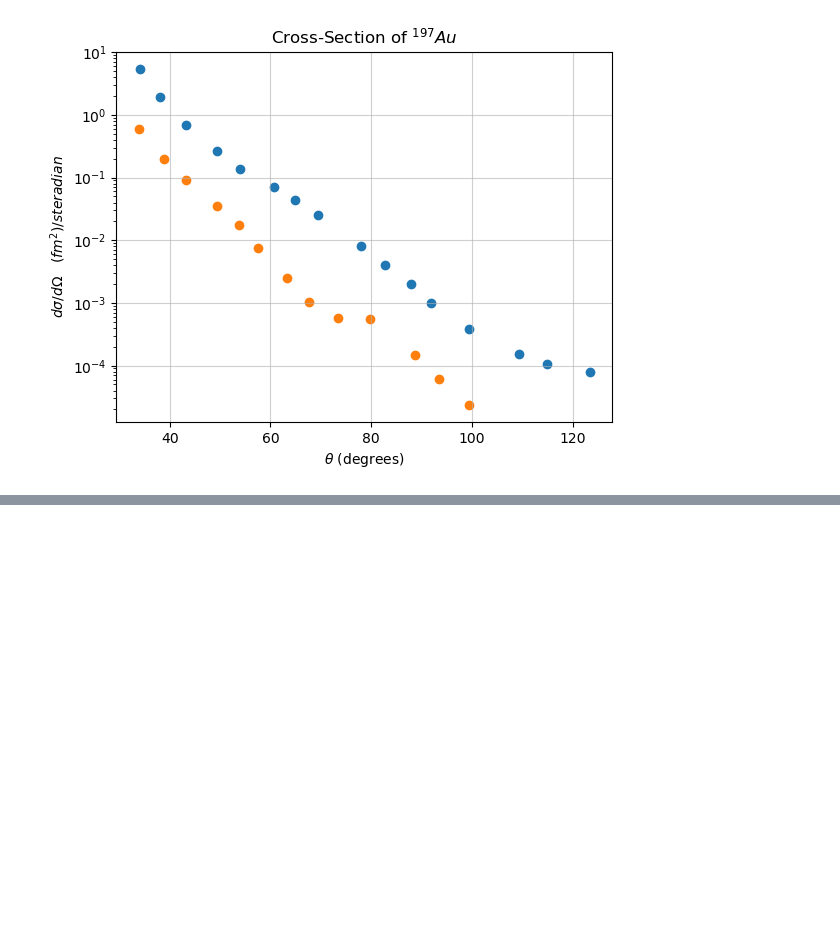
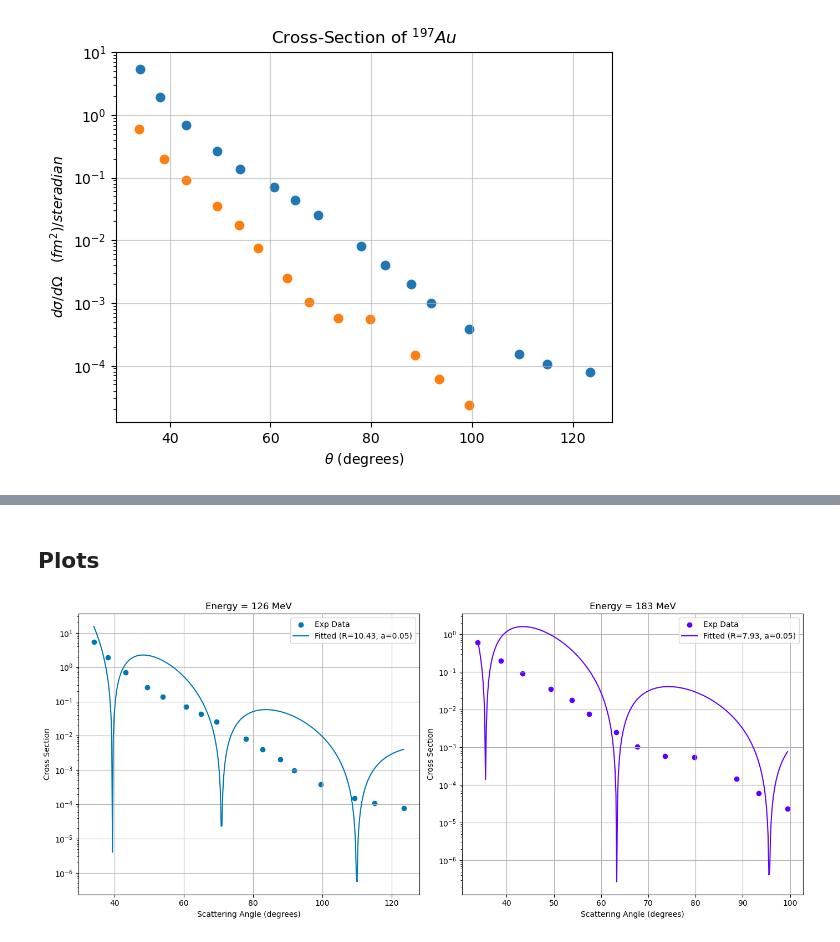
Before and after one commit to Burpsploit/Computational_NuclearPhysics, a Jupyter notebook: Electron_scattering/electron_scattering.ipynb, the cells around one changed output, grey strips where cells are left out. Saved outputs shown, nothing was run; the diff lists cells and outputs as text; code cells hidden in the pictures; blank space fills up the shorter version.

```diff
--- a/Electron_scattering/electron_scattering.ipynb
+++ b/Electron_scattering/electron_scattering.ipynb
@@ -304,0 +259,8 @@ print(f" R2: {round(r22,4)} \n mean_squared_error: {round(mse2,4)}")
+# %%
+exp_data = pd.read_csv("cross_section_data.csv")
+theta_exp_deg = exp_data['deg'].values
+theta_exp_rad = np.radians(theta_exp_deg)
+cs_exp = exp_data['cs'].values
+# %%
+theta_tensor = torch.tensor(theta_exp_rad, dtype=torch.float32)
+cs_exp_tensor = torch.tensor(cs_exp, dtype=torch.float32)
@@ -304,0 +330,37 @@ print(f" R2: {round(r22,4)} \n mean_squared_error: {round(mse2,4)}")
+# %% [markdown]
+## Plots
+# %%
+colors = {126: "#0076B2FF", 183: '#5e00ff'}
+fig, axs = plt.subplots(1, len(energy_values), figsize=(14, 6))
+for i, E in enumerate(energy_values):
+    theta_exp_deg = data_by_E[E][0]
+    cs_exp = data_by_E[E][1]
+
+    theta_smooth_deg = np.linspace(min(theta_exp_deg), max(theta_exp_deg), 400)
+    theta_smooth_rad = np.radians(theta_smooth_deg)
+    R_opt = results[E]['R']
+    a_opt = results[E]['a']
+    # Calculate smooth fitted curve
+    fitted_cs_smooth = [
+        calculate_cs_torch(
+            torch.tensor([R_opt], dtype=torch.float32),
+            torch.tensor([a_opt], dtype=torch.float32),
+            torch.tensor([t], dtype=torch.float32),
+            E=E
+        ).item() for t in theta_smooth_rad
+    ]
+
+    axs[i].scatter(theta_exp_deg, cs_exp, color=colors[E], marker='o', label=f'Exp Data')
+
+    axs[i].plot(theta_smooth_deg, fitted_cs_smooth, '-', color=colors[E],
+                label=f'Fitted (R={R_opt:.2f}, a={a_opt:.2f})')
+    axs[i].set_yscale('log')
+    axs[i].set_xlabel("Scattering Angle (degrees)")
+    axs[i].set_ylabel("Cross Section")
+    axs[i].set_title(f"Energy = {E} MeV")
+    axs[i].grid(True)
+    axs[i].legend()
+plt.tight_layout()
+plt.show()
+# %% [output]
+[figure, added]
```
Also changed, not shown: parts of 15 cells of this notebook.
